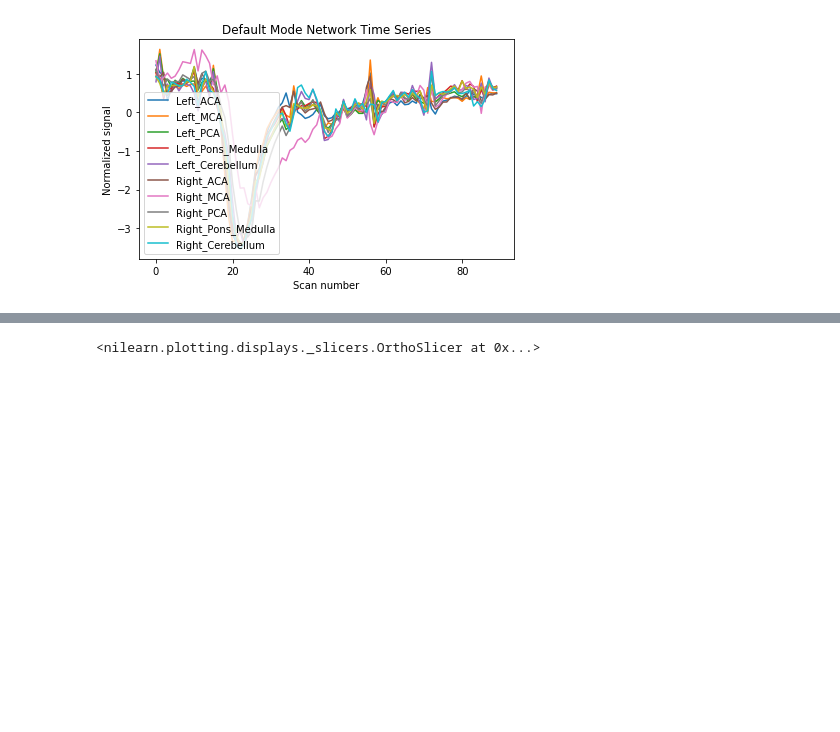
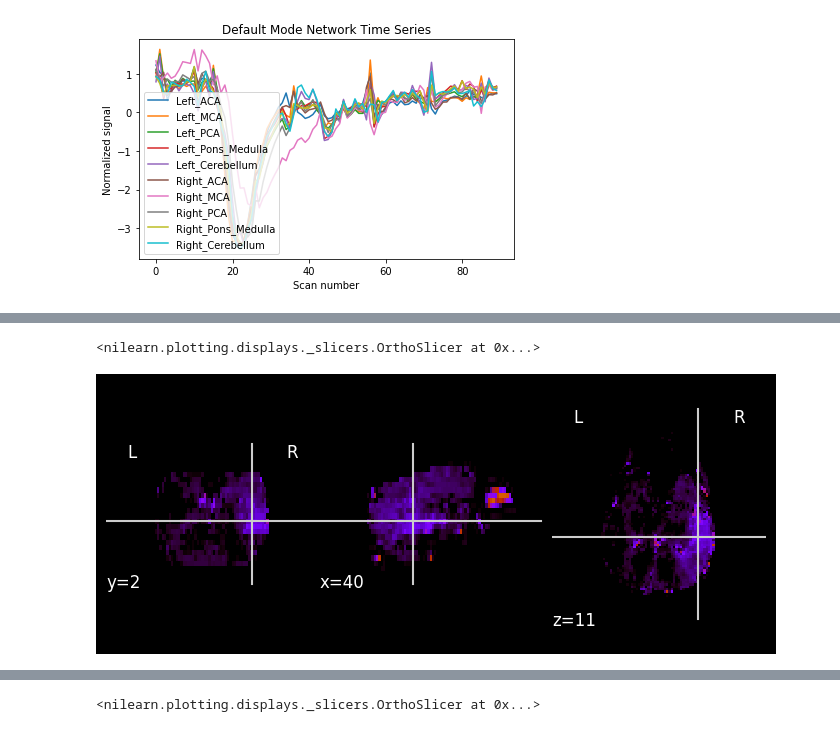
Before and after one commit to zhanghaoyue/stroke_preprocessing, a Jupyter notebook: PWI_map_test.ipynb, the cells around one changed output, grey strips where cells are left out. Cells and saved outputs as stored; diff of their text form; code cells hidden in the pictures; blank space fills up the shorter version.

```diff
--- a/PWI_map_test.ipynb
+++ b/PWI_map_test.ipynb
@@ -201 +210,7 @@ post_tmax = nib.load(post_tmax_r_path)
+# %%
+pre_tmax = threshold_img(pre_tmax, threshold="90%")
+plotting.plot_anat(pre_tmax, cmap="gnuplot")
+# %% [output]
+<nilearn.plotting.displays._slicers.OrthoSlicer at 0x...>
+[figure, added]
 # %%
```
Also changed, not shown: parts of 4 cells of this notebook, 1 other file.
